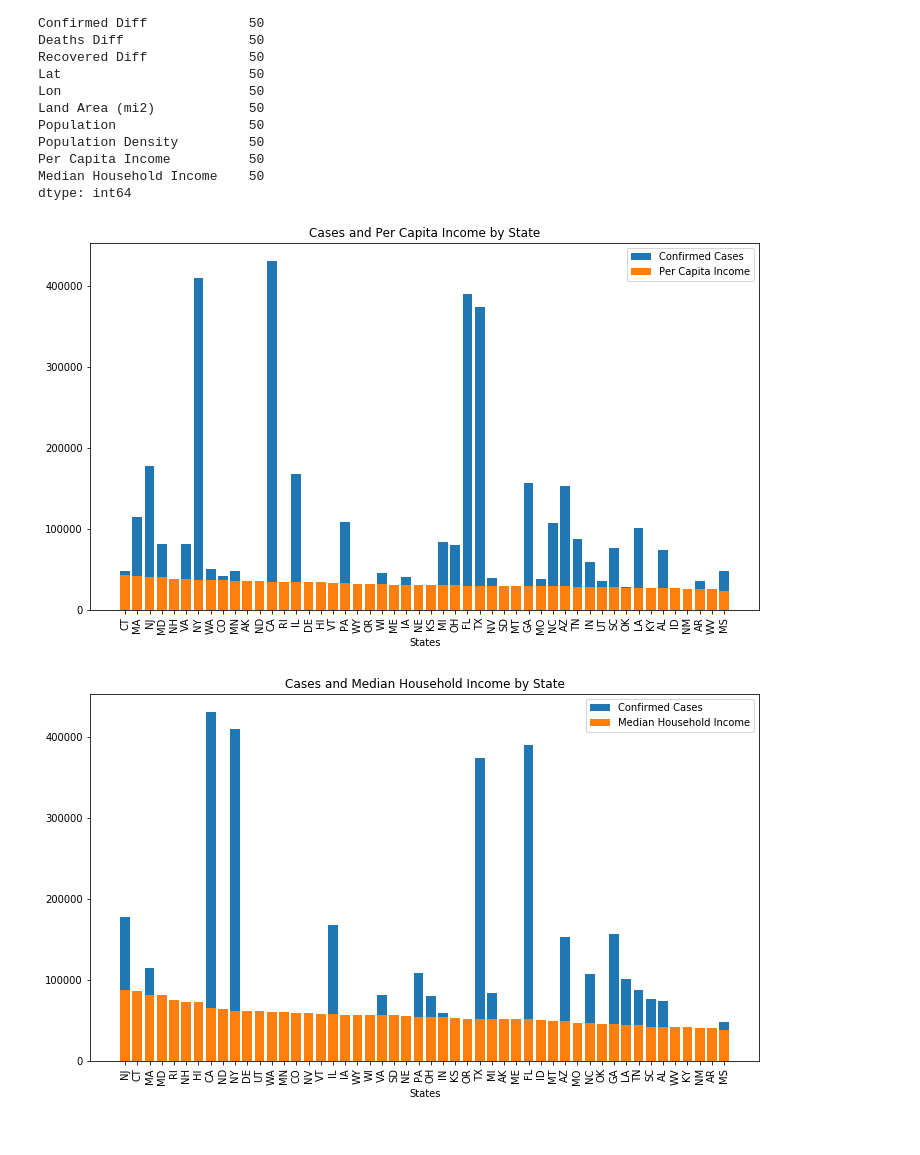
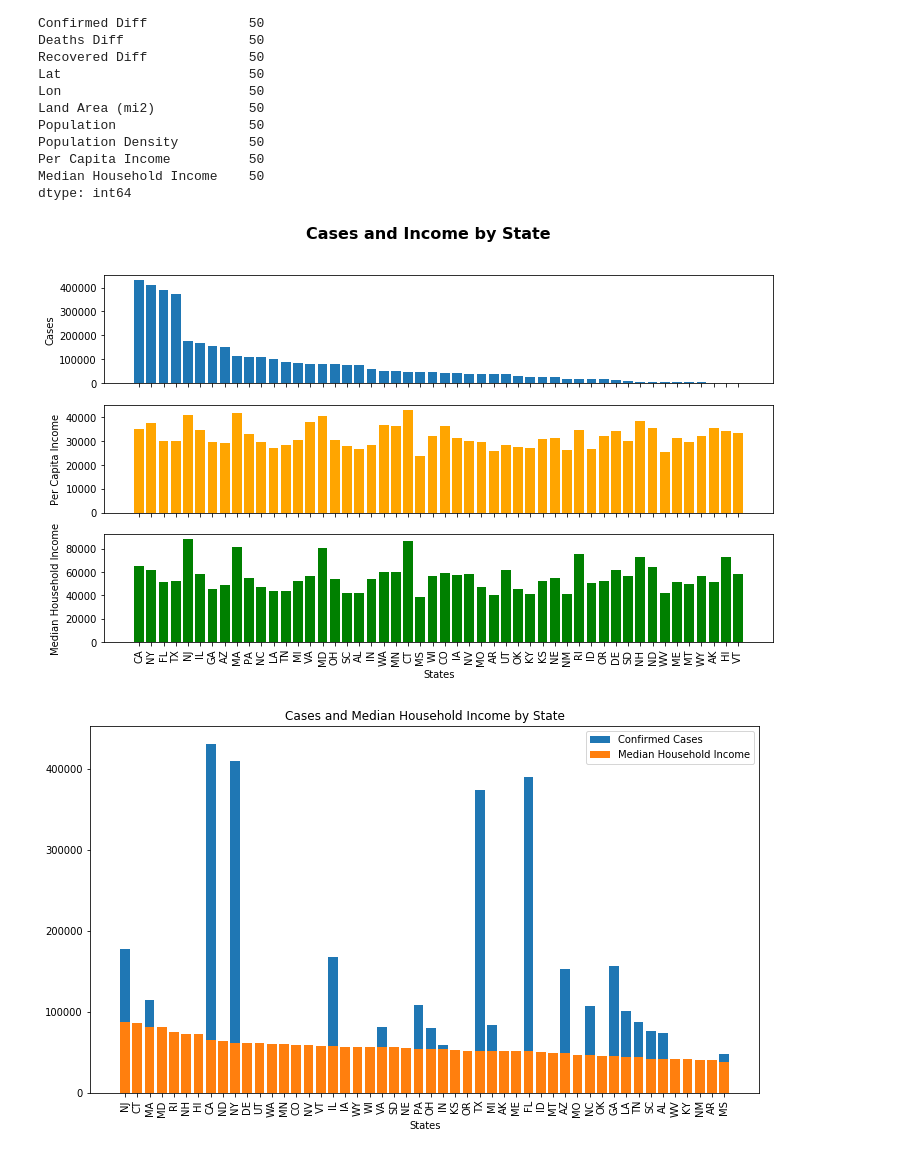
Before and after one commit to phantomsoul1/python-covid-challenge, a Jupyter notebook: JupyterNotebooks/George/CasesVsWealth.ipynb, the cells around one changed output. Drawn from its saved outputs; the diff is of its cells as text; code cells hidden in the pictures.

Commit message:
Additional Income-v-Cases Figures

```diff
--- a/JupyterNotebooks/George/CasesVsWealth.ipynb
+++ b/JupyterNotebooks/George/CasesVsWealth.ipynb
@@ -53,23 +53,40 @@ Per Capita Income          50
 Median Household Income    50
 dtype: int64
 # %%
-recent_df = recent_df.sort_values(['Per Capita Income'], ascending=False)
+recent_df = recent_df.sort_values(['Confirmed'], ascending=False)
 
-fig, ax = plt.subplots()
+fig, (ax1, ax2, ax3) = plt.subplots(3, sharex=True)
+fig.suptitle("Cases and Income by State", fontsize=16, fontweight="bold")
 
-plt.bar('State', 'Confirmed', data=recent_df)
-plt.bar('State', 'Per Capita Income', data=recent_df)
-plt.legend(labels=['Confirmed Cases', 'Per Capita Income'], loc='best')
-plt.xlabel('States')
-plt.title('Cases and Per Capita Income by State')
+#ax1.set_xlim(min(year), max(year))
+ax1.bar(recent_df['State'], recent_df['Confirmed'])
+#ax1.plot(year, vc_fit, "b--", linewidth=1)
+ax1.set_ylabel("Cases")
+
+ax2.bar(recent_df['State'], recent_df['Per Capita Income'], color='orange')
+#ax2.plot(year, m_fit, "r--", linewidth=1)
+ax2.set_ylabel("Per Capita Income")
+
+ax3.bar(recent_df['State'], recent_df['Median Household Income'], color='green')
+#ax3.plot(year, aa_fit, "g--", linewidth=1)
+ax3.set_ylabel("Median Household Income")
+ax3.set_xlabel("States")
+
+#plt.show()
+
+# plt.bar('State', 'Confirmed', data=recent_df)
+# plt.bar('State', 'Per Capita Income', data=recent_df)
+# plt.legend(labels=['Confirmed Cases', 'Per Capita Income'], loc='best')
+# plt.xlabel('States')
+# plt.title('Cases and Per Capita Income by State')
 plt.xticks(rotation=90)
 
 fig.set_size_inches(12,6.75) #16:9 aspect
 
-plt.savefig('Figures/Cases-PCI-v-State.png')
+plt.savefig('Figures/Cases-Income-v-State.png')
 plt.show()
 # %% [output]
-[figure, old version]
+[figure, new version]
 # %%
 recent_df = recent_df.sort_values(['Median Household Income'], ascending=False)
 
```
Also changed, not shown: parts of 5 cells of this notebook, 6 other files.
